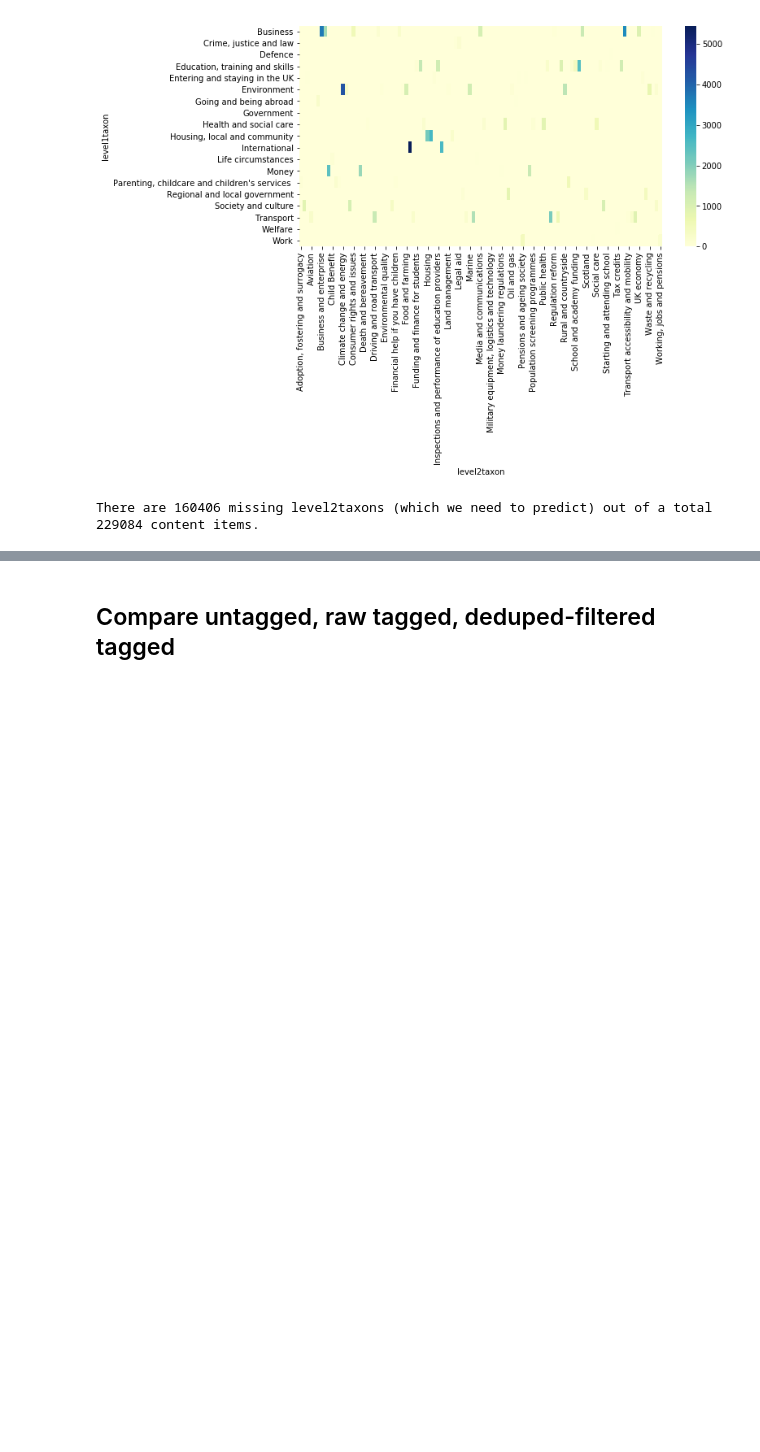
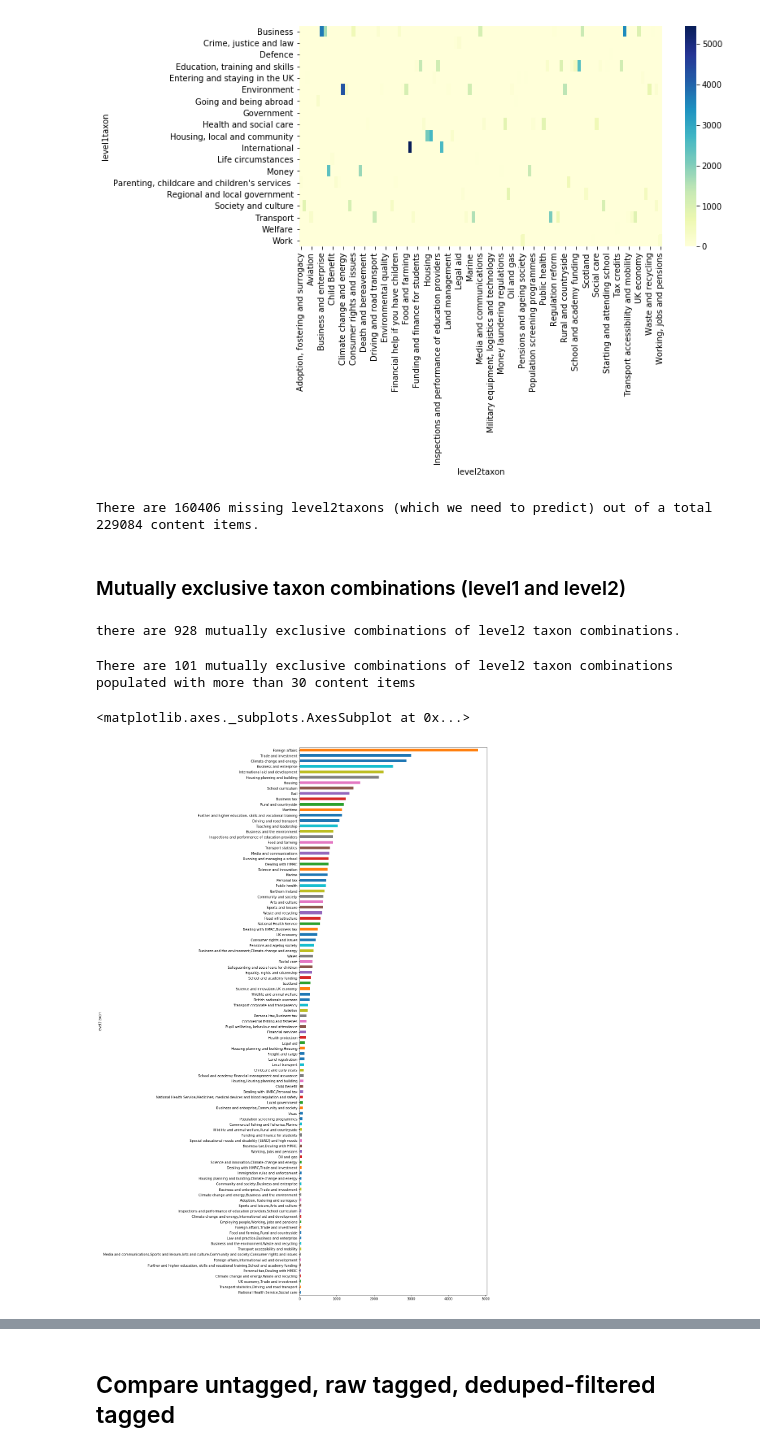
Before and after one commit to alphagov/govuk-taxonomy-supervised-learning, a Jupyter notebook: python/notebooks/EDA-MU.ipynb, the cells around one changed output, grey strips where cells are left out. Saved outputs shown, nothing was run; the diff lists cells and outputs as text; code cells hidden in the pictures; blank space fills up the shorter version.

Commit message:
Count mutually exclusive combinations of level2taxons

```diff
--- a/python/notebooks/EDA-MU.ipynb
+++ b/python/notebooks/EDA-MU.ipynb
@@ -472,3 +472,25 @@ print('There are {} missing level2taxons (which we need to predict) out of a tot
               len(content_taxons_dedup['level2taxon'].isnull())))
 # %% [output]
 There are 160406 missing level2taxons (which we need to predict) out of a total 229084 content items.
+# %% [markdown]
+### Mutually exclusive taxon combinations (level1 and level2)
+# %%
+level2_dedup = content_taxons_dedup.drop_duplicates(subset = ['content_id', 'level1taxon', 'level2taxon'])
+mask= pd.notnull(level2_dedup['level2taxon'])
+level2_tagged = level2_dedup[mask]
+# %%
+level2_tagged = level2_tagged.groupby('content_id')['level2taxon'].apply(','.join).reset_index()
+print("there are {} mutually exclusive combinations of level2 taxon combinations.".format(level2_tagged.level2taxon.nunique()))
+# %% [output]
+there are 928 mutually exclusive combinations of level2 taxon combinations.
+# %%
+mutualex_freq = level2_tagged.groupby('level2taxon').size().sort_values(ascending=True)
+
+mutualex_freq_top = mutualex_freq[mutualex_freq > 30]
+print("There are {} mutually exclusive combinations of level2 taxon combinations populated with more than 30 content items".format(len(mutualex_freq_top)))
+
+mutualex_freq_top.plot(kind = 'barh', figsize=(10,30))
+# %% [output]
+There are 101 mutually exclusive combinations of level2 taxon combinations populated with more than 30 content items
+<matplotlib.axes._subplots.AxesSubplot at 0x...>
+[figure, added]
```
Also changed, not shown: parts of 4 cells of this notebook.
